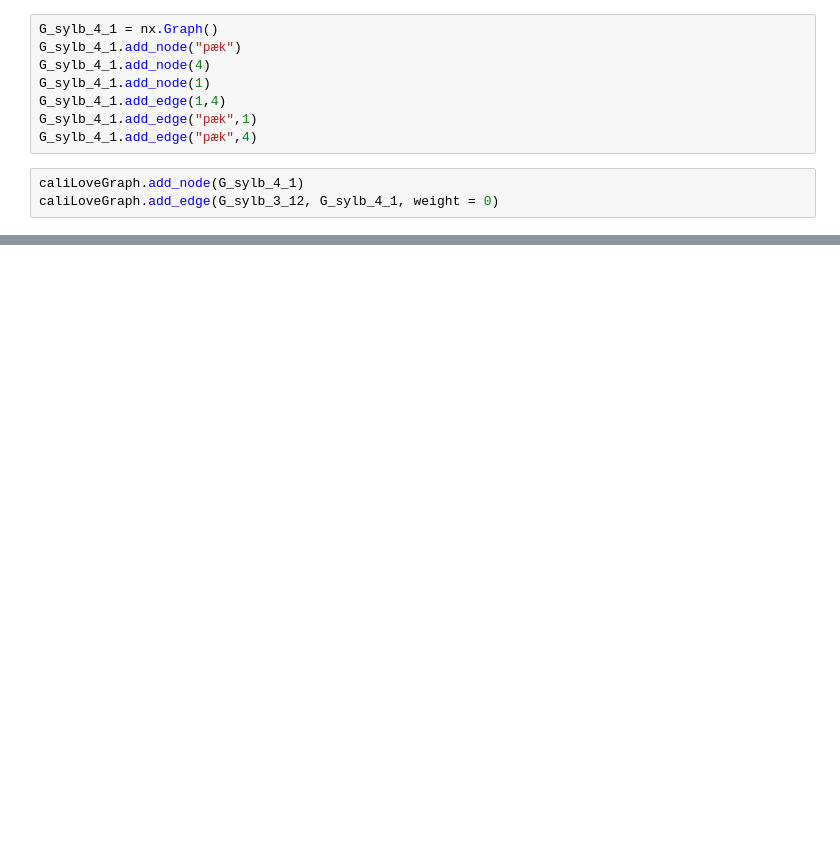
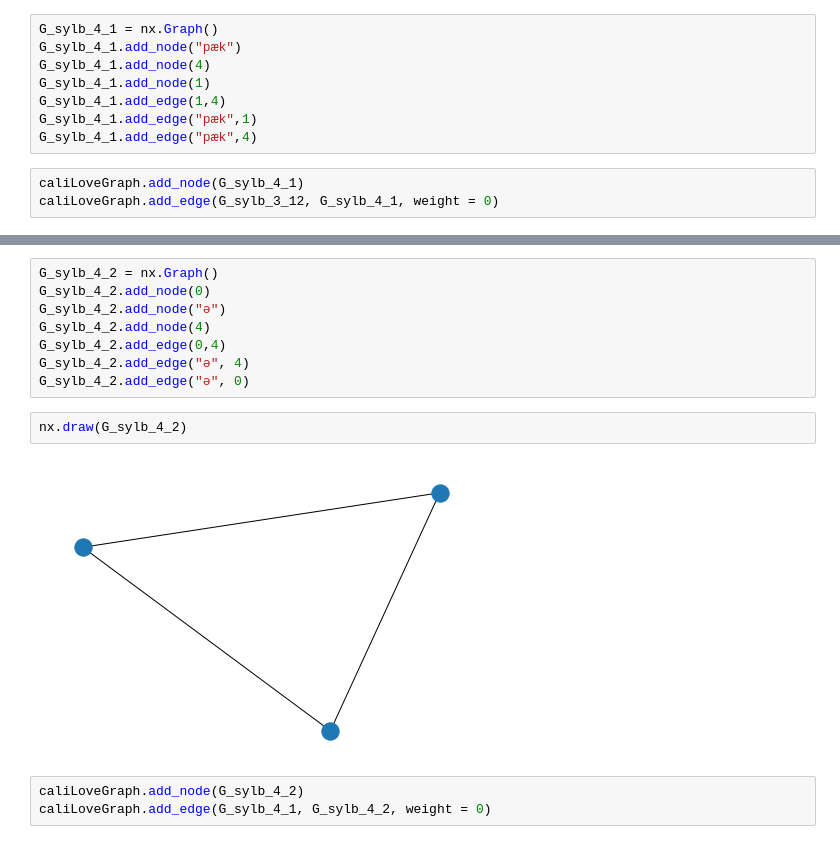
Before and after one commit to rkimelman/7100-2022, a Jupyter notebook: fall2022.ipynb, the cells around one changed output, grey strips where cells are left out. Saved outputs shown, nothing was run; the diff lists cells and outputs as text; blank space fills up the shorter version.

```diff
--- a/fall2022.ipynb
+++ b/fall2022.ipynb
@@ -807,0 +800,15 @@ nx.draw(caliLoveGraph, pos, with_labels=False, connectionstyle='arc3, rad = 0.1'
+# %%
+G_sylb_4_2 = nx.Graph()
+G_sylb_4_2.add_node(0)
+G_sylb_4_2.add_node("ə")
+G_sylb_4_2.add_node(4)
+G_sylb_4_2.add_edge(0,4)
+G_sylb_4_2.add_edge("ə", 4)
+G_sylb_4_2.add_edge("ə", 0)
+# %%
+nx.draw(G_sylb_4_2)
+# %% [output]
+[figure, added]
+# %%
+caliLoveGraph.add_node(G_sylb_4_2)
+caliLoveGraph.add_edge(G_sylb_4_1, G_sylb_4_2, weight = 0)
```
Also changed, not shown: parts of 80 cells of this notebook.
